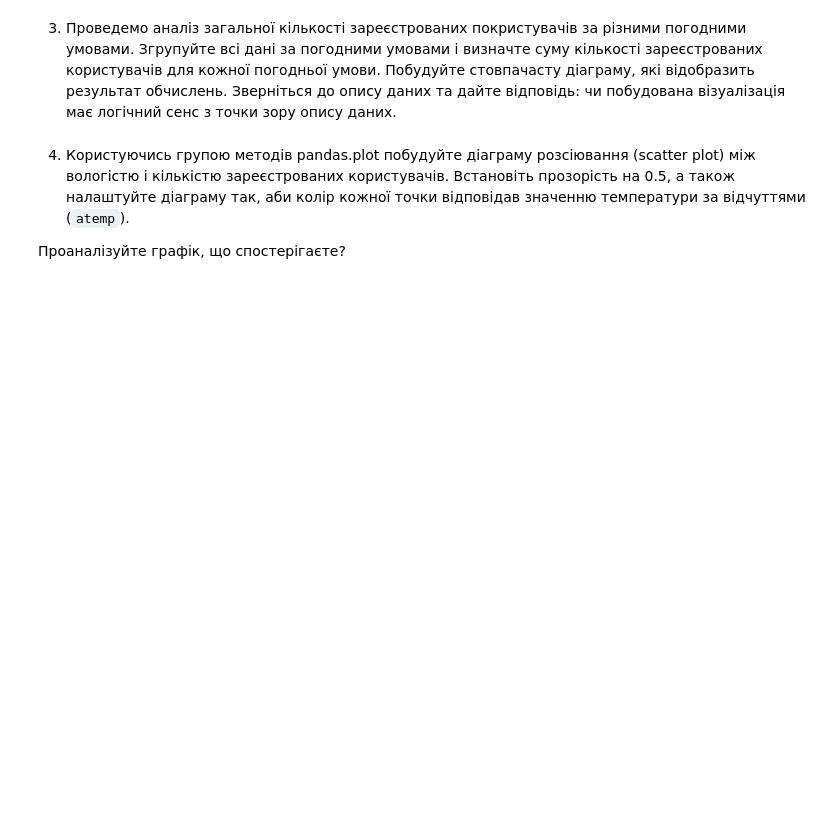
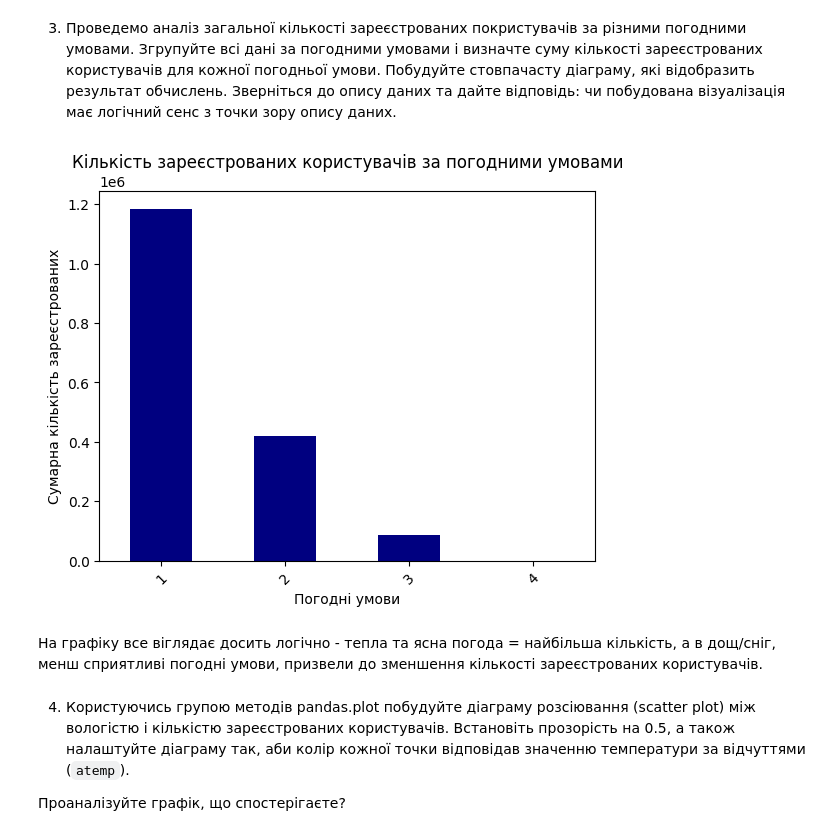
Before and after one commit to YuliiaUtkina/Git_modul_pyhton, a Jupyter notebook: hw_4_4_Візуалізація_з_pandas.ipynb, the cells around one changed output. Drawn from its saved outputs; the diff is of its cells as text; code cells hidden in the pictures; blank space fills up the shorter version.

```diff
--- a/hw_4_4_Візуалізація_з_pandas.ipynb
+++ b/hw_4_4_Візуалізація_з_pandas.ipynb
@@ -62,6 +118,21 @@ df[['datetime','dayofweek']][df.dayofweek==0].head()
 Згрупуйте всі дані за погодними умовами і визначте суму кількості зареєстрованих користувачів для кожної погодньої умови.
 Побудуйте стовпачасту діаграму, які відобразить результат обчислень.
 Зверніться до опису даних та дайте відповідь: чи побудована візуалізація має логічний сенс з точки зору опису даних.
+# %%
+# Групування даних по погодним умовам з обчисленням суми зареєстрованих користувачів
+weather_grouped = df.groupby('weather')['registered'].sum()
+
+# Візуалізація результатів
+weather_grouped.plot(kind='bar', color='navy')
+plt.title('Кількість зареєстрованих користувачів за погодними умовами')
+plt.xlabel('Погодні умови')
+plt.ylabel('Сумарна кількість зареєстрованих')
+plt.xticks(rotation=45)
+plt.show()
+# %% [output]
+[figure, added]
+# %% [markdown]
+На графіку все віглядає досить логічно - тепла та ясна погода  = найбільша кількість, а в дощ/сніг,  менш сприятливі погодні умови, призвели до зменшення кількості зареєстрованих користувачів.
 # %% [markdown]
 4. Користуючись групою методів pandas.plot побудуйте діаграму розсіювання (scatter plot) між вологістю і кількістю зареєстрованих користувачів. Встановіть прозорість на 0.5, а також налаштуйте діаграму так, аби колір кожної точки відповідав значенню температури за відчуттями (`atemp`).
 
```
Also changed, not shown: parts of 10 cells of this notebook.
